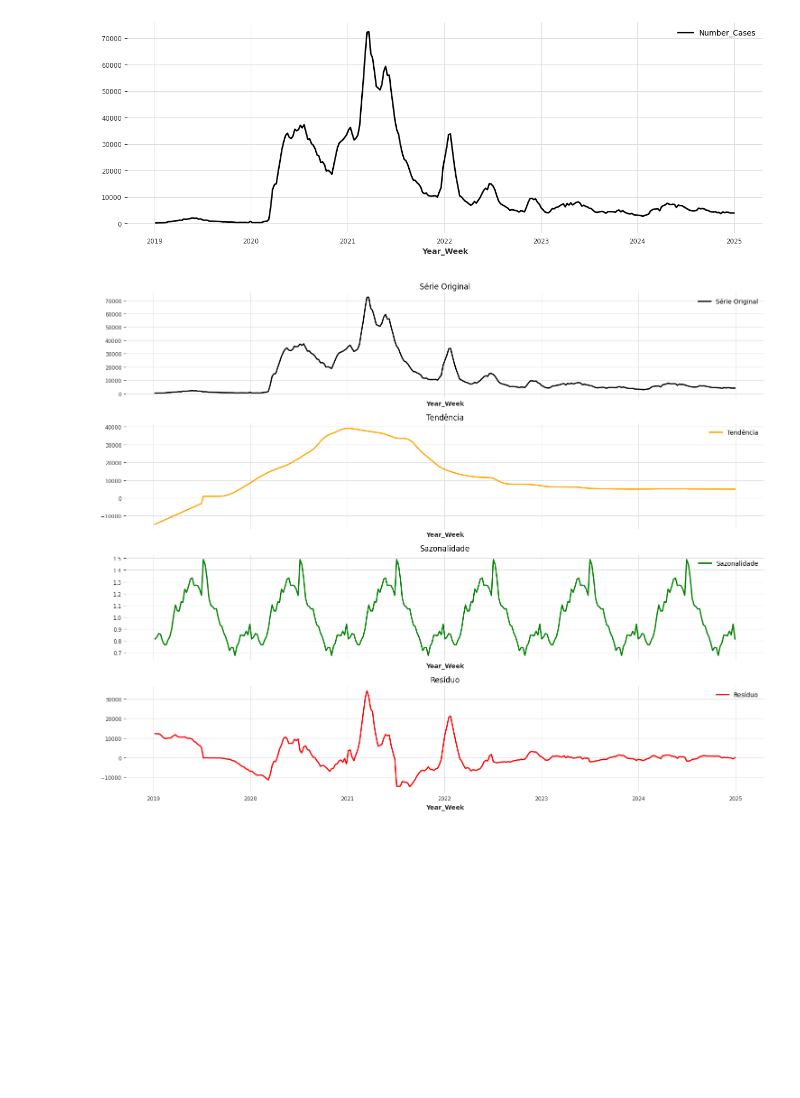
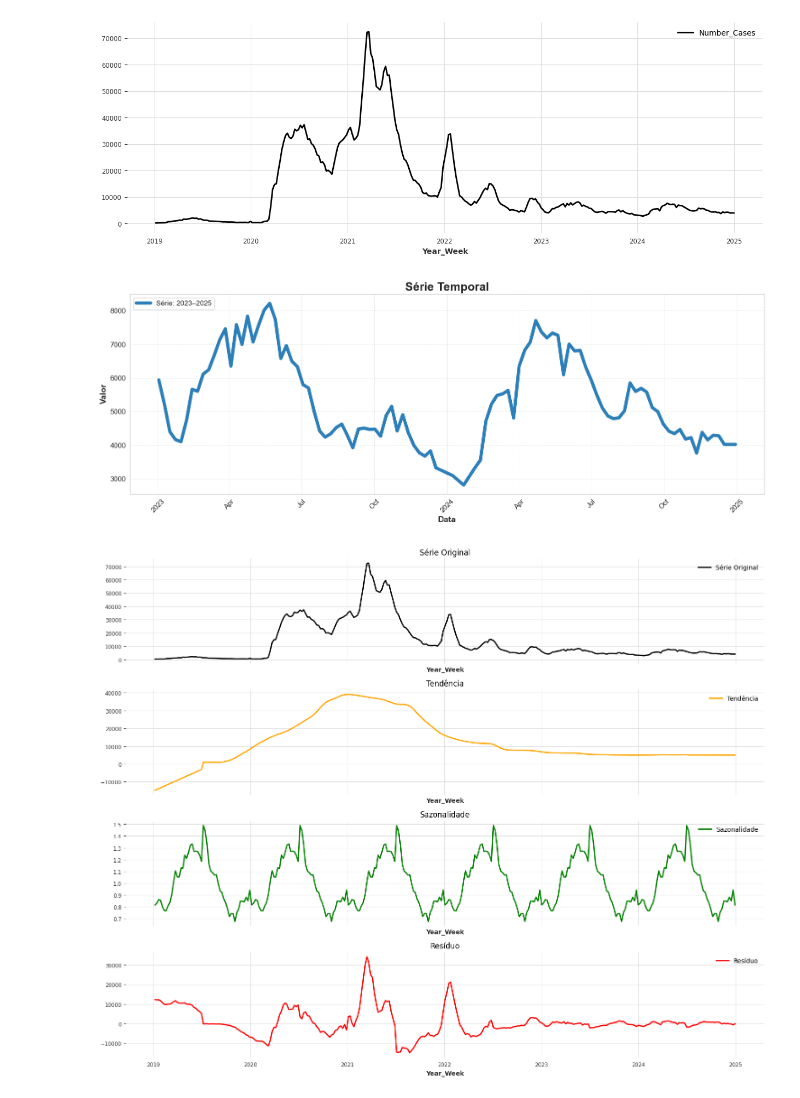
Before and after one commit to Arickjd/matematica-computacional, a Jupyter notebook: Models/Prophet/prophet.ipynb, the cells around one changed output. Saved outputs shown, nothing was run; the diff lists cells and outputs as text; code cells hidden in the pictures; blank space fills up the shorter version.

```diff
--- a/Models/Prophet/prophet.ipynb
+++ b/Models/Prophet/prophet.ipynb
@@ -32,6 +32,36 @@ series_weekly.plot()
 # %% [output]
 <Axes: xlabel='Year_Week'>
 [figure]
+# %%
+# Selecionar o período desejado
+serie_parcial = series_weekly.slice(pd.Timestamp('2023-01-01'), pd.Timestamp('2025-01-01'))
+
+# Criar a figura
+plt.figure(figsize=(16, 6))
+
+# Plot da série parcial
+serie_parcial.plot(label="Série: 2023–2025", linewidth=5.5, color="#2c7fb8")  # azul elegante
+
+# Título e eixos
+plt.title("Série Temporal", fontsize=20, fontweight='bold')
+plt.xlabel("Data", fontsize=14)
+plt.ylabel("Valor", fontsize=14)
+
+# Estilo dos ticks
+plt.xticks(fontsize=12, rotation=45)
+plt.yticks(fontsize=12)
+
+# Grade mais suave
+plt.grid(True, linestyle="--", linewidth=0.7, alpha=0.5)
+
+# Legenda clara
+plt.legend(fontsize=12, loc="upper left", frameon=True, framealpha=0.9)
+
+# Layout final
+plt.tight_layout()
+plt.show()
+# %% [output]
+[figure, added]
 # %%
 import matplotlib.pyplot as plt
 
```
Also changed, not shown: parts of 7 cells of this notebook, 4 other files.
